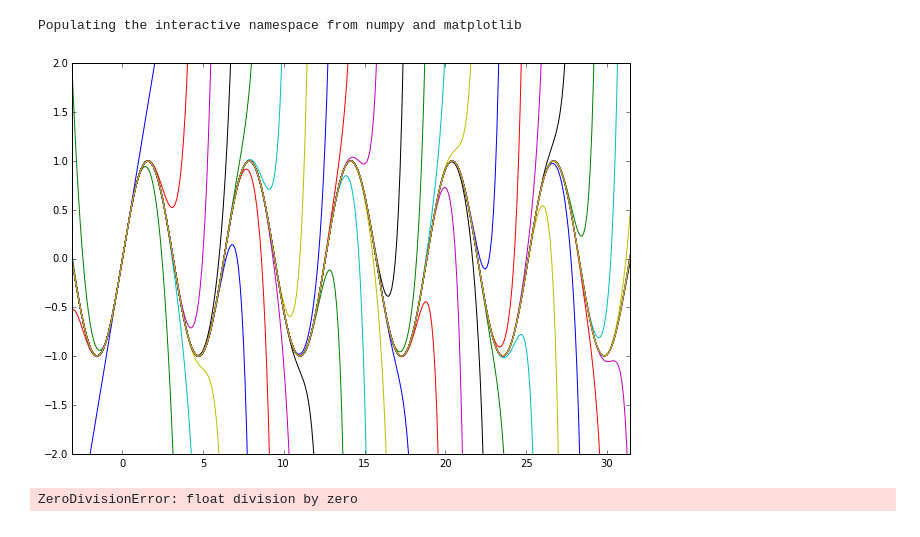
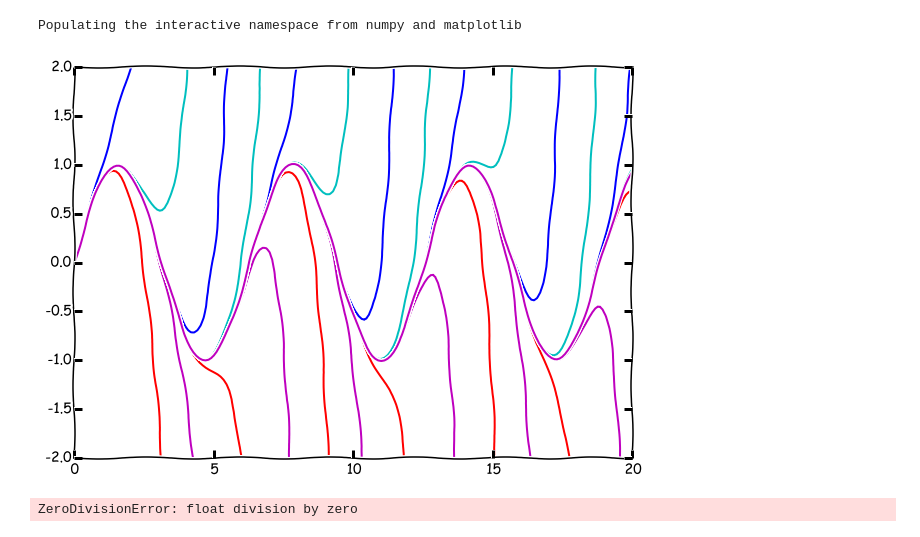
Before and after one commit to dforero0896/MC, a Jupyter notebook: Tareas/HW3/numsin.ipynb, the cells around one changed output. Saved outputs shown, nothing was run; the diff lists cells and outputs as text; code cells hidden in the pictures.

```diff
--- a/Tareas/HW3/numsin.ipynb
+++ b/Tareas/HW3/numsin.ipynb
@@ -6,26 +6,27 @@ Populating the interactive namespace from numpy and matplotlib
 # %%
 L=np.linspace(-pi, 100, 1000)
 # %%
+plt.xkcd()
 def FuncSenFactorial(x, orden):
     n=1
     total=0
     while n<orden:
         a = (-1)**(n-1)*((x**(2*n-1))/(math.factorial(2*n-1)))
         total+=a
         n += 1
     return total
 
 Funcsenfac, ax=subplots(1, 1, figsize=(10, 7))
-ax.set_xlim(-pi, 10*pi)
+ax.set_xlim(0, 20)
 ax.set_ylim(-2, 2)
-for i in range(2, 50):
+for i in range(2, 30):
    ax.plot(L, FuncSenFactorial(L, i))
 
 
 #ax.plot(L, FuncSen(L, 2))
 #ax.plot(L, sin(L))
 # %% [output]
-[figure, old version]
+[figure, new version]
 # %%
 def FuncSen(x, orden):
     n=2
```
